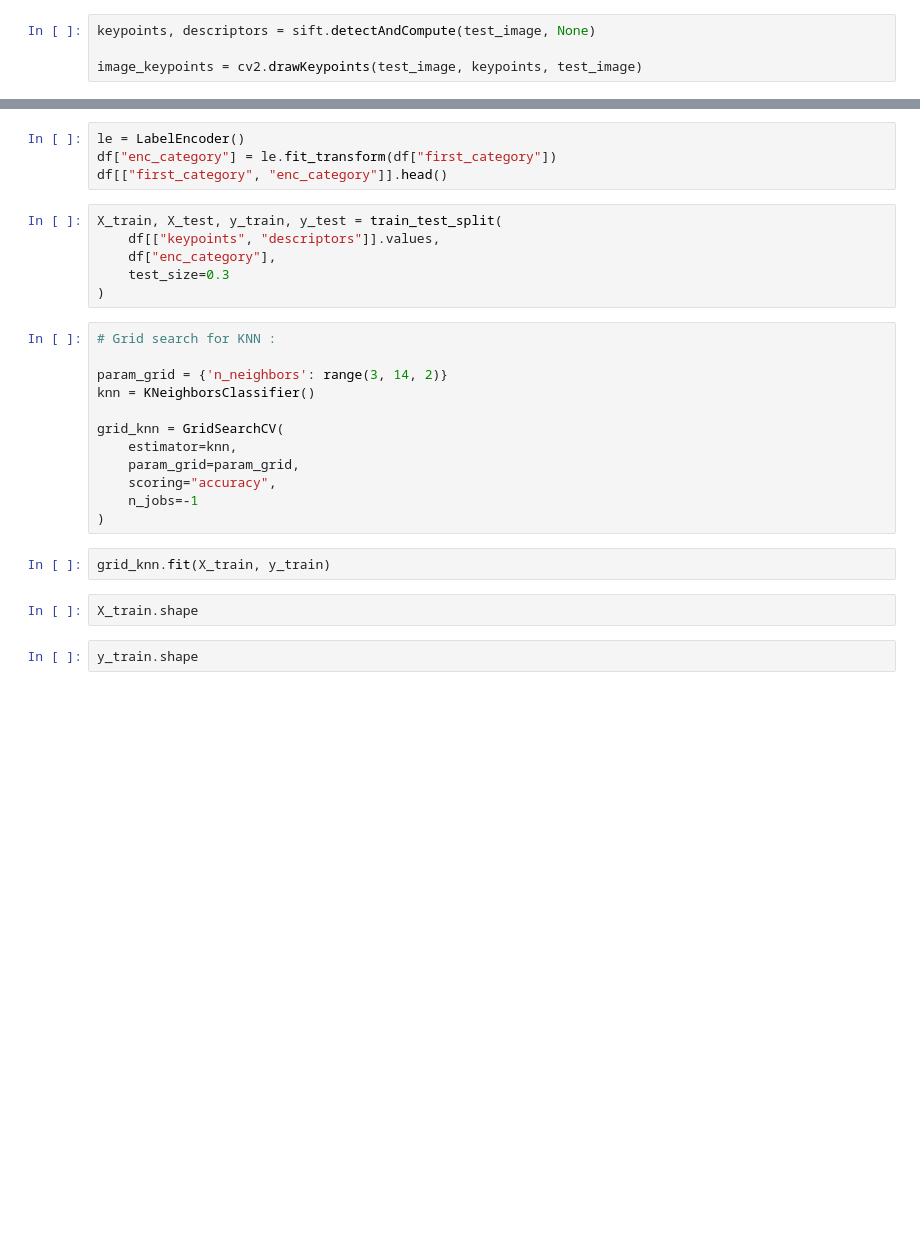
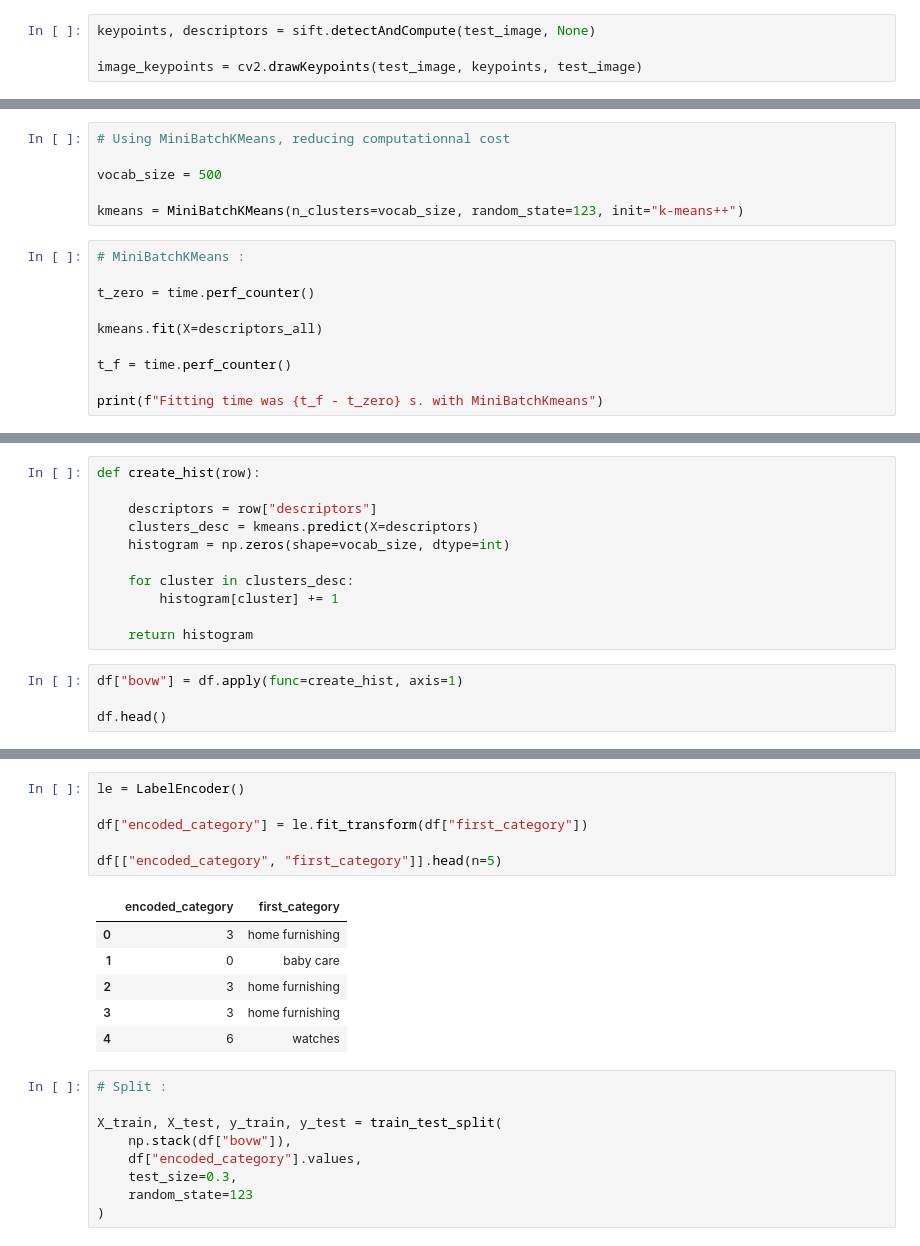
Before and after one commit to Psemp/ds_p6, a Jupyter notebook: notebooks/nb_03_sift_classification.ipynb, the cells around one changed output, grey strips where cells are left out. Cells and saved outputs as stored; diff of their text form; blank space fills up the shorter version.

Commit message:
SIFT via BOVW classification

```diff
--- a/notebooks/nb_03_sift_classification.ipynb
+++ b/notebooks/nb_03_sift_classification.ipynb
@@ -114,0 +174,16 @@ print("descriptors : ", df["descriptors"].isna().sum())
+# %%
+# Using MiniBatchKMeans, reducing computationnal cost
+
+vocab_size = 500
+
+kmeans = MiniBatchKMeans(n_clusters=vocab_size, random_state=123, init="k-means++")
+# %%
+# MiniBatchKMeans :
+
+t_zero = time.perf_counter()
+
+kmeans.fit(X=descriptors_all)
+
+t_f = time.perf_counter()
+
+print(f"Fitting time was {t_f - t_zero} s. with MiniBatchKmeans")
@@ -114,0 +192,15 @@ print("descriptors : ", df["descriptors"].isna().sum())
+# %%
+def create_hist(row):
+
+    descriptors = row["descriptors"]
+    clusters_desc = kmeans.predict(X=descriptors)
+    histogram = np.zeros(shape=vocab_size, dtype=int)
+
+    for cluster in clusters_desc:
+        histogram[cluster] += 1
+
+    return histogram
+# %%
+df["bovw"] = df.apply(func=create_hist, axis=1)
+
+df.head()
@@ -115,28 +221,22 @@ print("descriptors : ", df["descriptors"].isna().sum())
 # %%
 le = LabelEncoder()
-df["enc_category"] = le.fit_transform(df["first_category"])
-df[["first_category", "enc_category"]].head()
+
+df["encoded_category"] = le.fit_transform(df["first_category"])
+
+df[["encoded_category", "first_category"]].head(n=5)
+# %% [output]
+|  | encoded_category | first_category |
+| 0 | 3 | home furnishing |
+| 1 | 0 | baby care |
+| 2 | 3 | home furnishing |
+| 3 | 3 | home furnishing |
+| 4 | 6 | watches |
 # %%
+# Split :
+
 X_train, X_test, y_train, y_test = train_test_split(
-    df[["keypoints", "descriptors"]].values,
-    df["enc_category"],
-    test_size=0.3
+    np.stack(df["bovw"]),
+    df["encoded_category"].values,
+    test_size=0.3,
+    random_state=123
 )
-# %%
-# Grid search for KNN :
-
-param_grid = {'n_neighbors': range(3, 14, 2)}
-knn = KNeighborsClassifier()
-
-grid_knn = GridSearchCV(
-    estimator=knn,
-    param_grid=param_grid,
-    scoring="accuracy",
-    n_jobs=-1
-)
-# %%
-grid_knn.fit(X_train, y_train)
-# %%
-X_train.shape
-# %%
-y_train.shape
```
Also changed, not shown: parts of 34 cells of this notebook, 4 other files.
